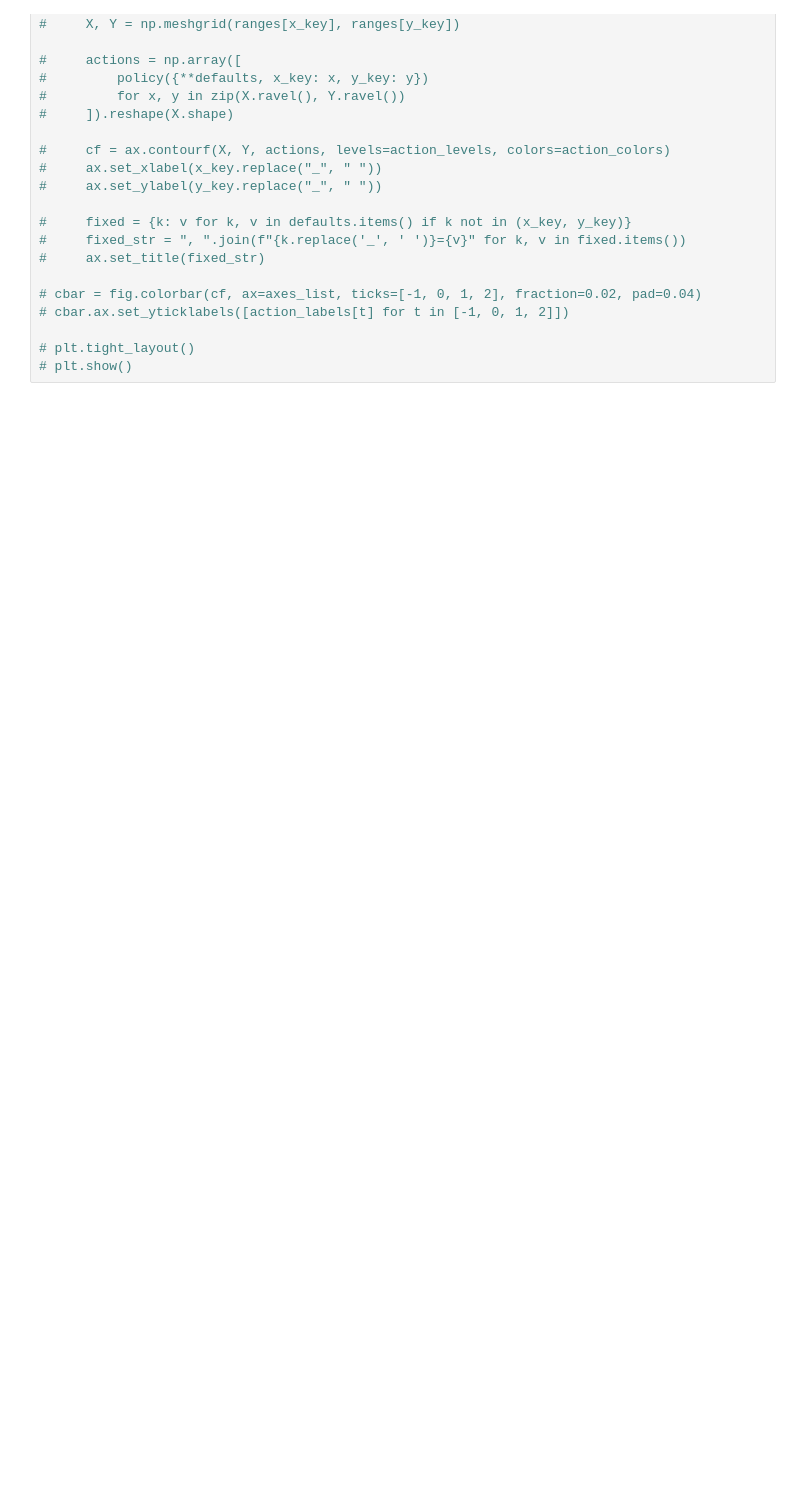
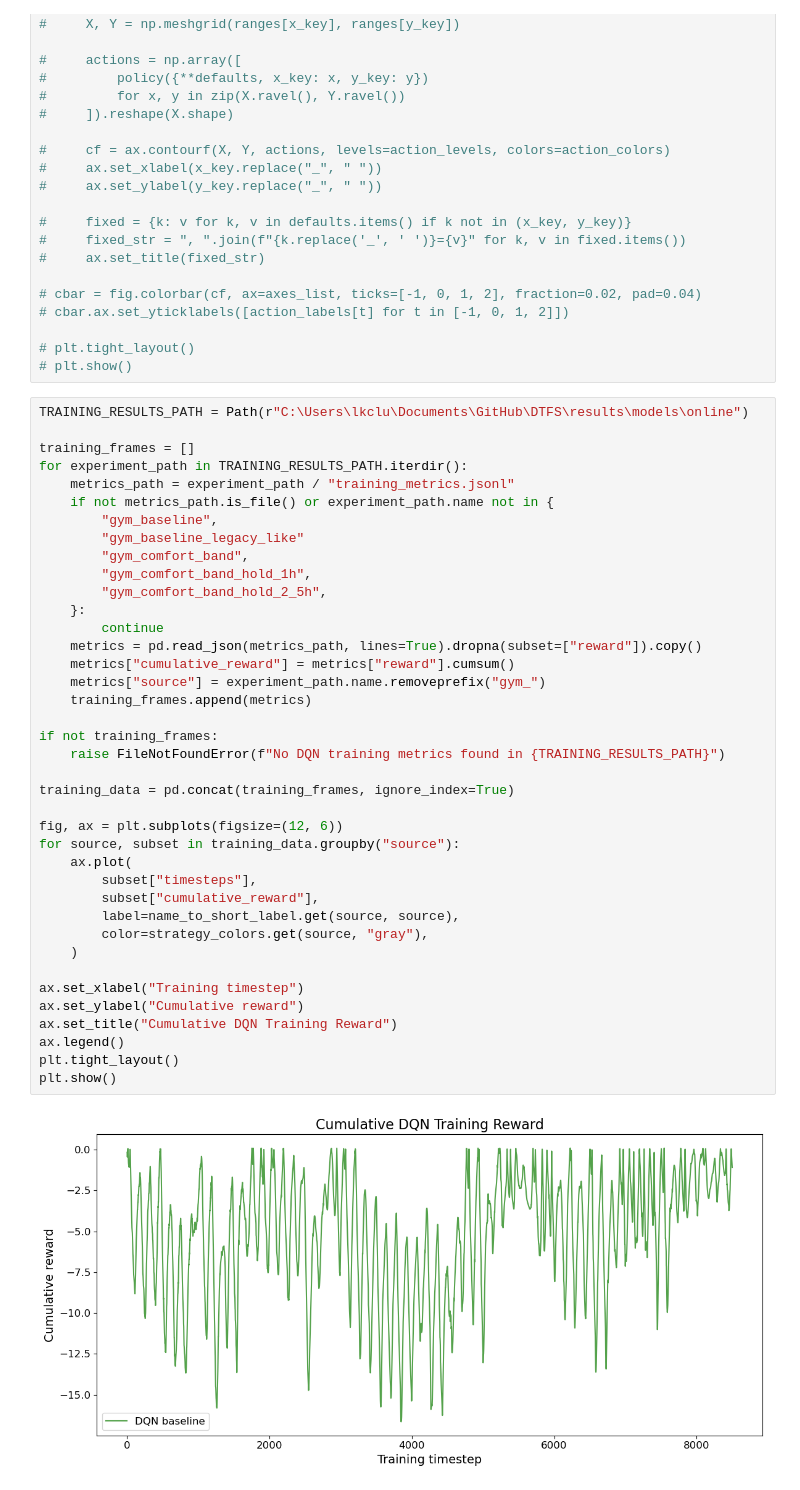
Before and after one commit to ClLuisa/DTFS, a Jupyter notebook: visualization.ipynb, the cells around one changed output. Saved outputs shown, nothing was run; the diff lists cells and outputs as text; blank space fills up the shorter version.

```diff
--- a/visualization.ipynb
+++ b/visualization.ipynb
@@ -377,3 +382,44 @@ plt.show()
 
 # plt.tight_layout()
 # plt.show()
+# %%
+TRAINING_RESULTS_PATH = Path(r"C:\Users\lkclu\Documents\GitHub\DTFS\results\models\online")
+
+training_frames = []
+for experiment_path in TRAINING_RESULTS_PATH.iterdir():
+    metrics_path = experiment_path / "training_metrics.jsonl"
+    if not metrics_path.is_file() or experiment_path.name not in {
+        "gym_baseline",
+        "gym_baseline_legacy_like"
+        "gym_comfort_band",
+        "gym_comfort_band_hold_1h",
+        "gym_comfort_band_hold_2_5h",
+    }:
+        continue
+    metrics = pd.read_json(metrics_path, lines=True).dropna(subset=["reward"]).copy()
+    metrics["cumulative_reward"] = metrics["reward"].cumsum()
+    metrics["source"] = experiment_path.name.removeprefix("gym_")
+    training_frames.append(metrics)
+
+if not training_frames:
+    raise FileNotFoundError(f"No DQN training metrics found in {TRAINING_RESULTS_PATH}")
+
+training_data = pd.concat(training_frames, ignore_index=True)
+
+fig, ax = plt.subplots(figsize=(12, 6))
+for source, subset in training_data.groupby("source"):
+    ax.plot(
+        subset["timesteps"],
+        subset["cumulative_reward"],
+        label=name_to_short_label.get(source, source),
+        color=strategy_colors.get(source, "gray"),
+    )
+
+ax.set_xlabel("Training timestep")
+ax.set_ylabel("Cumulative reward")
+ax.set_title("Cumulative DQN Training Reward")
+ax.legend()
+plt.tight_layout()
+plt.show()
+# %% [output]
+[figure, added]
```
Also changed, not shown: parts of 7 cells of this notebook, 51 other files.
